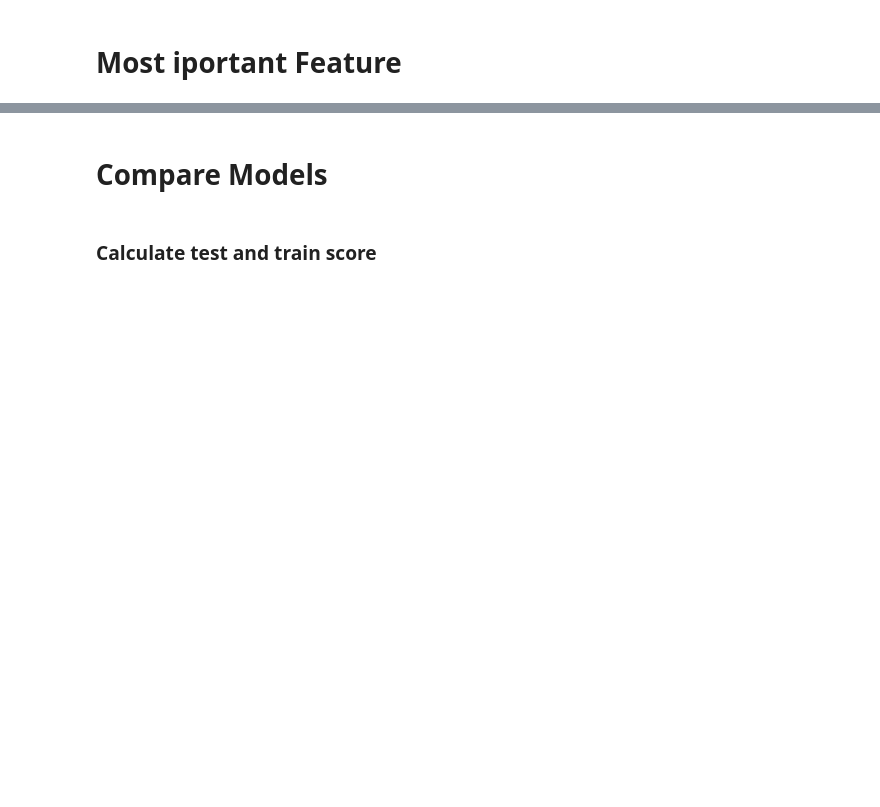
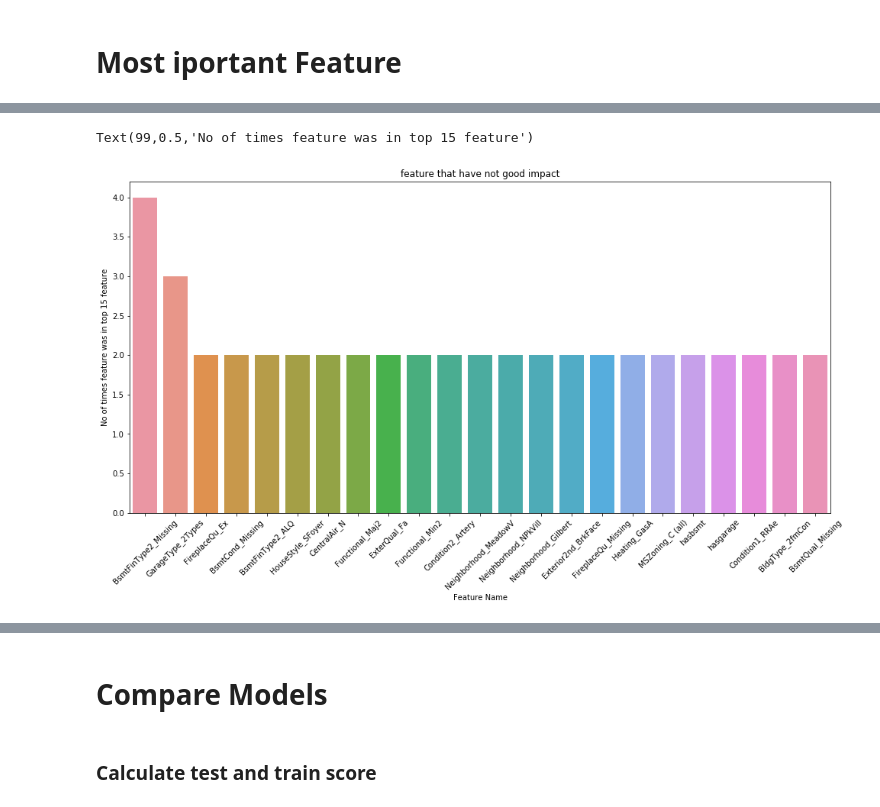
Before and after one commit to DataDrivenGit/Ames-Real-Estate, a Jupyter notebook: Reports/6.Modelling .ipynb, the cells around one changed output, grey strips where cells are left out. Drawn from its saved outputs; the diff is of its cells as text; code cells hidden in the pictures; blank space fills up the shorter version.

```diff
--- a/Reports/6.Modelling .ipynb
+++ b/Reports/6.Modelling .ipynb
@@ -1245,0 +1260,19 @@ Text(108.625,0.5,'No of times feature was in top 15 feature')
+# %%
+bad_Label = label_lasso_neg.append([label_ridge_neg,label_elasticnet_neg,label_randomforest_neg,label_gboost_neg,
+                                          label_lgb_neg,label_xgboost_neg,label_ada_neg])
+bad_Label=bad_Label.coef.value_counts()
+bad_Label = bad_Label.rename_axis('unique_values').reset_index(name='counts')
+bad_Label=bad_Label.head(23)
+plt.figure(figsize = (14,7))
+
+sns.barplot(x="unique_values",
+            y="counts",
+            data=bad_Label.sort_values(by="counts", ascending=False))
+plt.title('feature that have not good impact')
+plt.tight_layout()
+plt.xticks(rotation=45)
+plt.xlabel("Feature Name")
+plt.ylabel("No of times feature was in top 15 feature")
+# %% [output]
+Text(99,0.5,'No of times feature was in top 15 feature')
+[figure, added]
```
Also changed, not shown: parts of 24 cells of this notebook.
